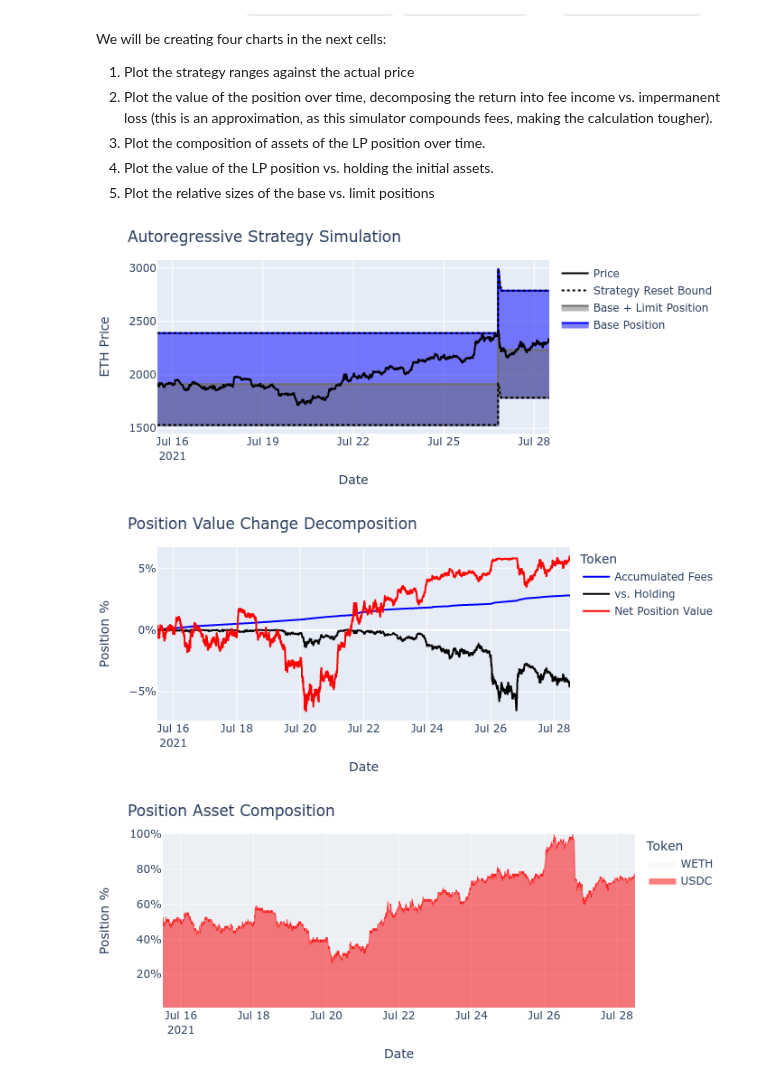
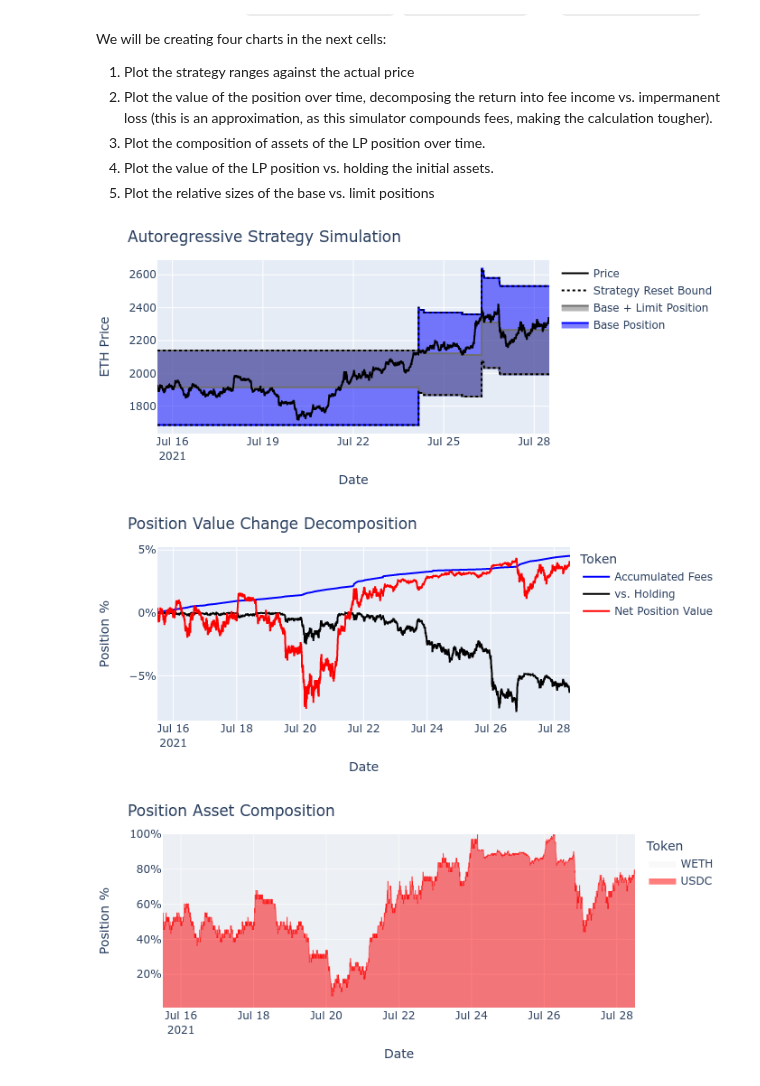
Before and after one commit to ricardgardella/active-strategy-framework, a Jupyter notebook: 1_Reset_Strategy_Example.ipynb, the cells around one changed output. Cells and saved outputs as stored; diff of their text form; code cells hidden in the pictures.

Commit message:
update ar frequency

```diff
--- a/1_Reset_Strategy_Example.ipynb
+++ b/1_Reset_Strategy_Example.ipynb
@@ -77,12 +72,20 @@ DATE_END                   = pd.to_datetime('2021-07-28 00:00PM',utc=True)
 
 # Data for strategy simulation. We can use aggregate_price_data to analyze the strategy at a coarser STRATEGY_FREQUENCY in minutes
 import scipy
-STRATEGY_FREQUENCY_MINUTES         = 1 # (has to be at least one minute)
-simulate_data_filtered             = ActiveStrategyFramework.aggregate_price_data(price_data,STRATEGY_FREQUENCY_MINUTES)
+STRATEGY_FREQUENCY                 = 'M'
+simulate_data_filtered             = ActiveStrategyFramework.aggregate_price_data(price_data,STRATEGY_FREQUENCY)
 simulate_data_filtered['z_scores'] = np.abs(scipy.stats.zscore(simulate_data_filtered['quotePrice']))
 simulate_data_filtered             = simulate_data_filtered.drop(simulate_data_filtered[abs(simulate_data_filtered.z_scores) > 3].index)
 simulate_data_filtered             = simulate_data_filtered.sort_index()
 simulate_data_price                = simulate_data_filtered[DATE_BEGIN:DATE_END]['quotePrice']
+
+
+# Data for strategy estimation
+STATISTICAL_FREQUENCY        = 'D'
+statistical_data             = ActiveStrategyFramework.aggregate_price_data(price_data,STATISTICAL_FREQUENCY)
+statistical_data['z_scores'] = np.abs(scipy.stats.zscore(statistical_data['quotePrice']))
+statistical_data             = statistical_data.drop(statistical_data[abs(statistical_data.z_scores) > 3].index)
+statistical_data_filtered    = statistical_data.sort_index()
 
 # Initial Position Details
 INITIAL_TOKEN_0            = 100000
@@ -98,8 +101,8 @@ swap_data['traded_in']         = swap_data.apply(lambda x: -x['amount0'] if (x['
 swap_data['traded_out']        = swap_data.apply(lambda x:  x['amount0'] if (x['amount0'] > 0) else  x['amount1'],axis=1).astype(float)
 
 # Strategy Parameters
-alpha_range = [.90, .95]
-tau_range   = [.90, .95]
+alpha_range = [.50, .95]
+tau_range   = [.50, .95]
 limit_range = [.40, .50, .60]
 
 sim_performance  = []
@@ -107,7 +110,7 @@ sim_results      = []
 
 for j in list(itertools.product(alpha_range,tau_range,limit_range)):
     print(j)
-    Reset_Strategy                   = ResetStrategy.ResetStrategy(model_data,j[0],j[1],j[2])
+    Reset_Strategy                   = ResetStrategy.ResetStrategy(statistical_data_filtered,j[0],j[1],j[2])
     simulated_strategy               = ActiveStrategyFramework.simulate_strategy(simulate_data_price,swap_data,Reset_Strategy,INITIAL_TOKEN_0,INITIAL_TOKEN_1,FEE_TIER,DECIMALS_0,DECIMALS_1)
     sim_data                         = ActiveStrategyFramework.generate_simulation_series(simulated_strategy,Reset_Strategy)
     strat_result                     = ActiveStrategyFramework.analyze_strategy(sim_data,INITIAL_POSITION_VALUE)
@@ -160,17 +163,17 @@ We will be creating four charts in the next cells:
 # %%
 import plotly.graph_objects as go
 from plotly.subplots import make_subplots
 
 resulting_strat                      = sim_results[7]
 data_strategy                        = ActiveStrategyFramework.generate_simulation_series(simulated_strategy,Reset_Strategy)
-data_strategy['value_hold']          = INITIAL_TOKEN_0 + INITIAL_TOKEN_1 * data_strategy['price_1_0']
+data_strategy['value_hold']          = INITIAL_TOKEN_0 + INITIAL_TOKEN_1  / data_strategy['price']
 data_strategy['relative_to_holding'] = data_strategy['value_position']/data_strategy['value_hold']-1
-data_strategy['cum_fees_usd']        = data_strategy['token_0_fees'].cumsum() + (data_strategy['token_1_fees'] * data_strategy['price_1_0']).cumsum()
+data_strategy['cum_fees_usd']        = data_strategy['token_0_fees'].cumsum() + (data_strategy['token_1_fees'] / data_strategy['price']).cumsum()
 data_strategy['net_gain']            = (data_strategy['value_position']  - INITIAL_POSITION_VALUE)/INITIAL_POSITION_VALUE
 
 ActiveStrategyFramework.plot_strategy(data_strategy,'ETH Price','#0000FF')
 # %% [output]
-[figure, old version]
+[figure, new version]
 # %%
 # 2 - Return Decomposition
 CHART_SIZE = 300
@@ -215,7 +218,7 @@ fig_income.update_layout(
 
 fig_income.show(renderer="png")
 # %% [output]
-[figure, old version]
+[figure, new version]
 # %%
 # 3 - Asset Composition
 fig_composition = go.Figure()
@@ -228,7 +231,7 @@ fig_composition.add_trace(go.Scatter(
     groupnorm='percent'
 ))
 fig_composition.add_trace(go.Scatter(
-    x=data_strategy['time'], y=data_strategy['token_1_total']*data_strategy['price_1_0'],
+    x=data_strategy['time'], y=data_strategy['token_1_total']/data_strategy['price'],
     mode='lines',
     name=price_data['quoteCurrency'][0],
     line=dict(width=0.5, color='#f4f4f4'),
@@ -254,7 +257,7 @@ fig_composition.update_layout(
 
 fig_composition.show(renderer="png")
 # %% [output]
-[figure, old version]
+[figure, new version]
 # %%
 # 4 - Performance Comparison
 from plotly.subplots import make_subplots
```
Also changed, not shown: parts of 5 cells of this notebook, 4 other files.
